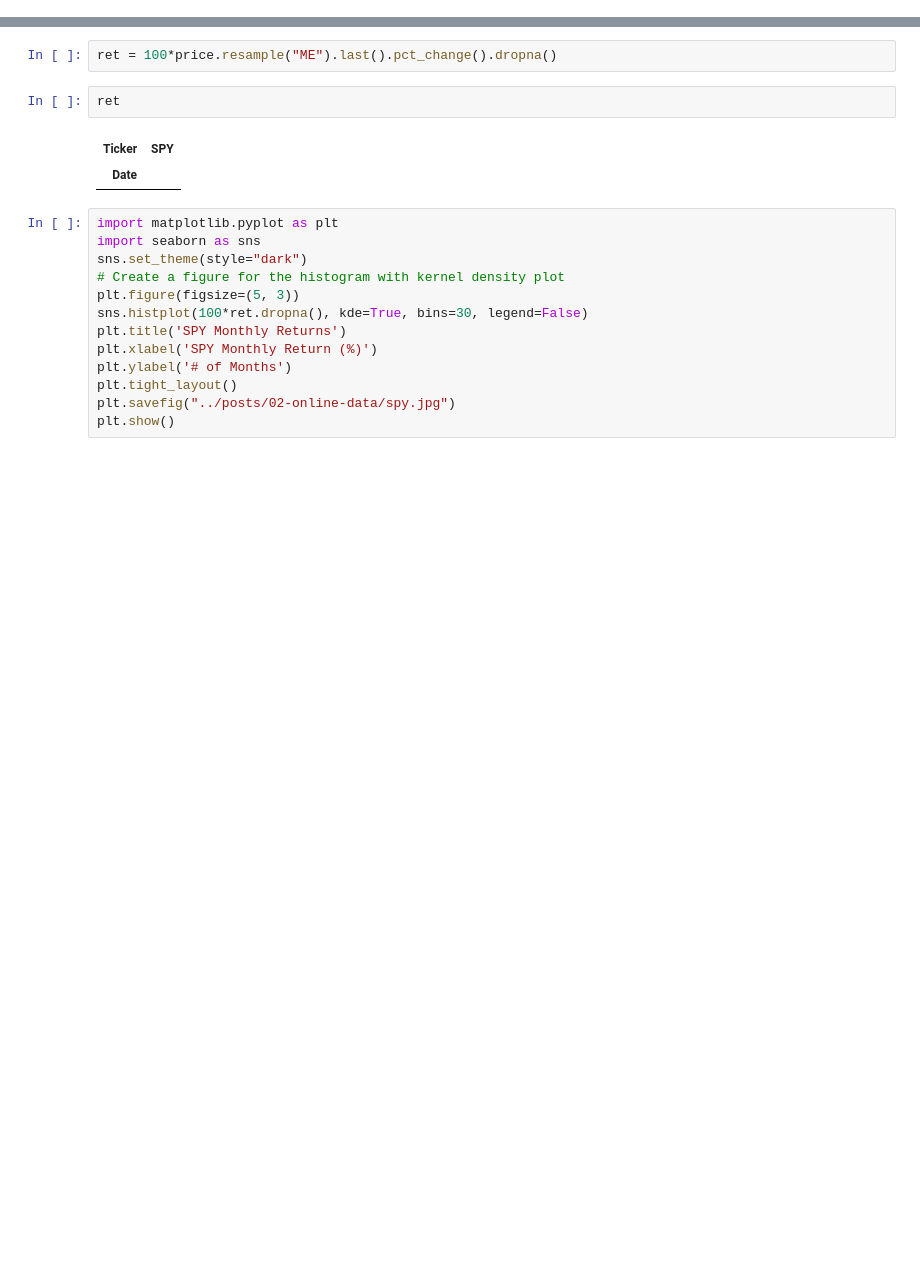
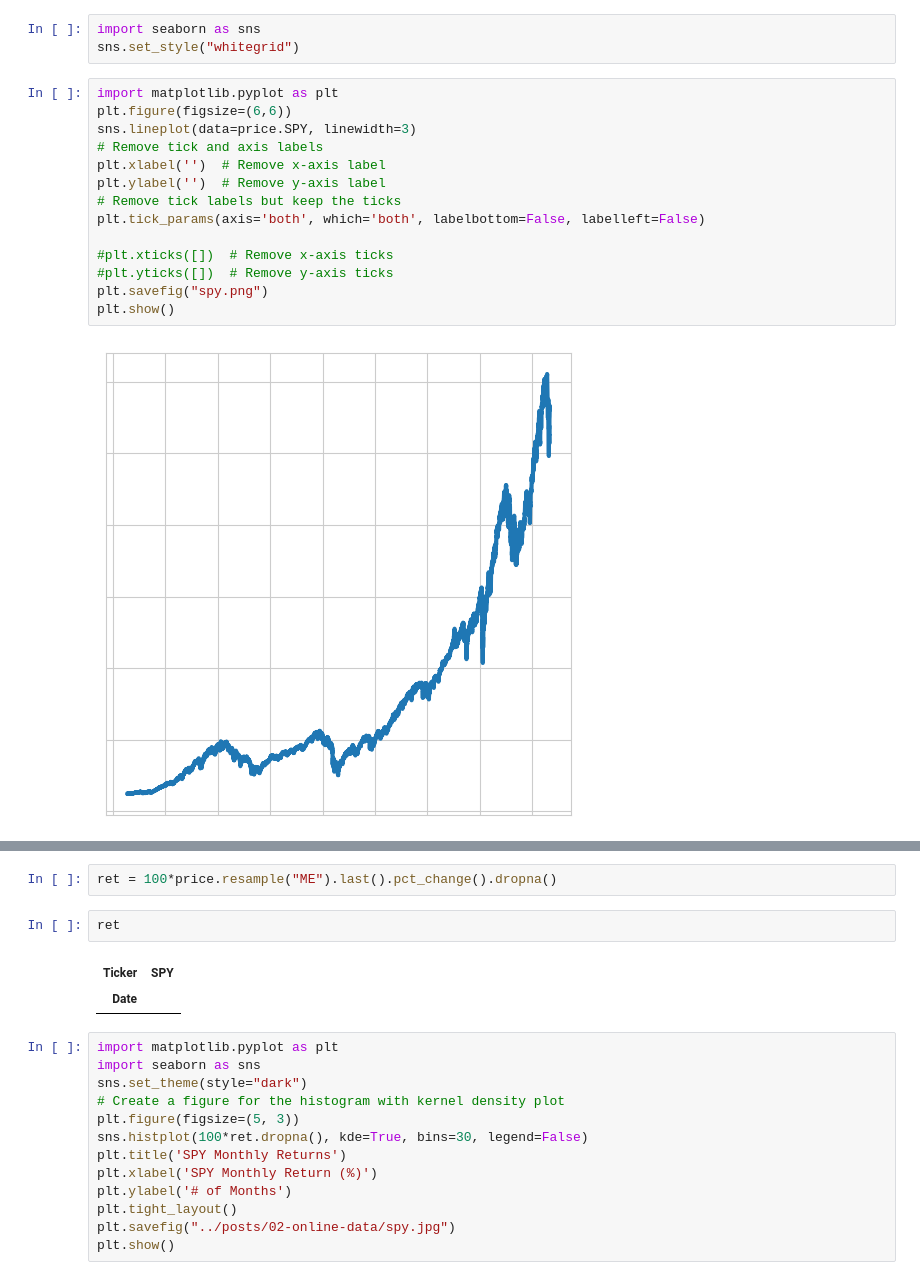
Before and after one commit to kerryback/genai4finance, a Jupyter notebook: notebooks/stock_market_returns.ipynb, the cells around one changed output, grey strips where cells are left out. Cells and saved outputs as stored; diff of their text form; blank space fills up the shorter version.

```diff
--- a/notebooks/stock_market_returns.ipynb
+++ b/notebooks/stock_market_returns.ipynb
@@ -13,0 +16,19 @@ price.head()
+# %%
+import seaborn as sns
+sns.set_style("whitegrid")
+# %%
+import matplotlib.pyplot as plt
+plt.figure(figsize=(6,6))
+sns.lineplot(data=price.SPY, linewidth=3)
+# Remove tick and axis labels
+plt.xlabel('')  # Remove x-axis label
+plt.ylabel('')  # Remove y-axis label
+# Remove tick labels but keep the ticks
+plt.tick_params(axis='both', which='both', labelbottom=False, labelleft=False)
+
+#plt.xticks([])  # Remove x-axis ticks
+#plt.yticks([])  # Remove y-axis ticks
+plt.savefig("spy.png")
+plt.show()
+# %% [output]
+[figure, added]
```
Also changed, not shown: parts of 3 cells of this notebook, 16 other files.
